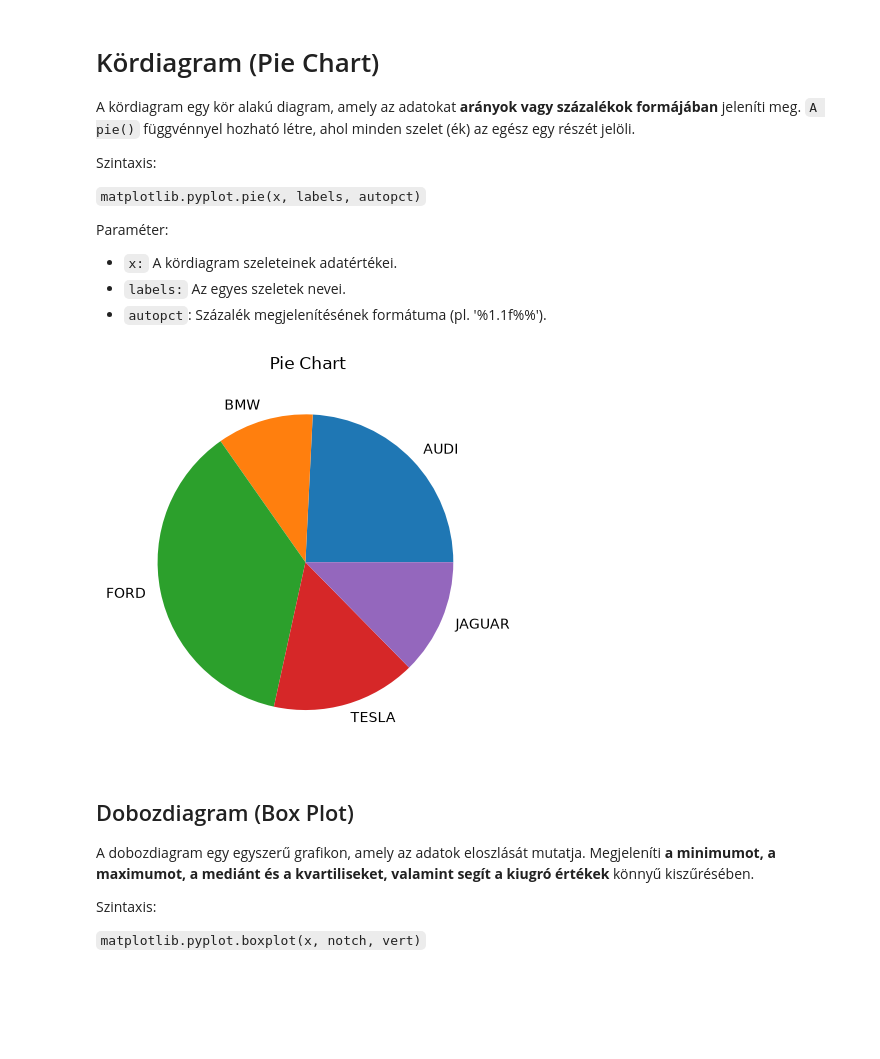
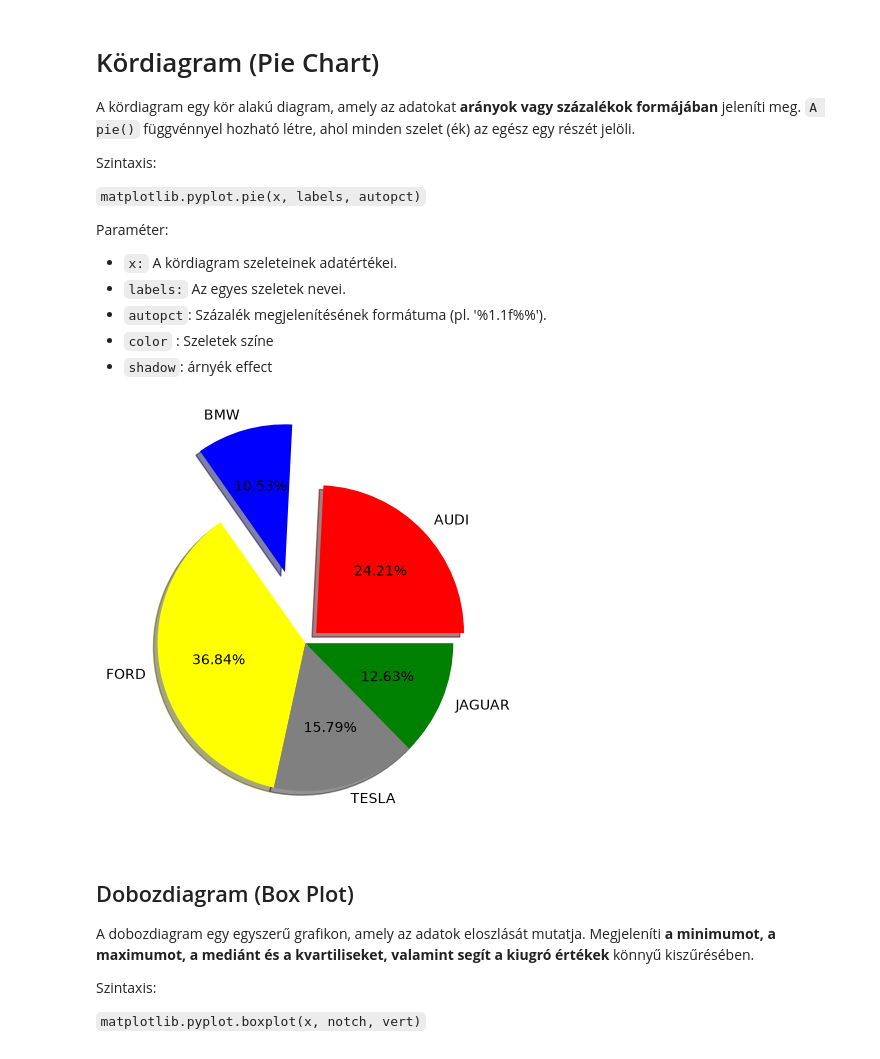
Before and after one commit to vojcsektunde/ds-learning-journey, a Jupyter notebook: python/08-libraries/Matplotlib.ipynb, the cells around one changed output. Cells and saved outputs as stored; diff of their text form; code cells hidden in the pictures; blank space fills up the shorter version.

Commit message:
Expand Matplotlib plot customization
Document and demonstrate styling options for line, bar, histogram, scatter, and pie charts

```diff
--- a/python/08-libraries/Matplotlib.ipynb
+++ b/python/08-libraries/Matplotlib.ipynb
@@ -103,18 +127,23 @@ Paraméter:
 - `x:` A kördiagram szeleteinek adatértékei.
 - `labels:` Az egyes szeletek nevei.
 - `autopct`: Százalék megjelenítésének formátuma (pl. '%1.1f%%').
+- `color` : Szeletek színe
+- `shadow`: árnyék effect
 # %%
 import matplotlib.pyplot as plt
 import pandas as pd
 
 cars = ['AUDI', 'BMW', 'FORD','TESLA', 'JAGUAR',]
 data = [23, 10, 35, 15, 12]
 
-plt.pie(data, labels=cars)
-plt.title(" Pie Chart")
+explode = [0.1, 0.5, 0, 0, 0]
+colors = ( "red", "blue", "yellow","grey", "green",)
+
+plt.pie(data, labels=cars,  explode=explode, autopct='%1.2f%%',colors=colors, shadow=True)
+plt.title("")
 plt.show()
 # %% [output]
-[figure, old version]
+[figure, new version]
 # %% [markdown]
 ##  Dobozdiagram (Box Plot)
 
```
Also changed, not shown: parts of 8 cells of this notebook.
